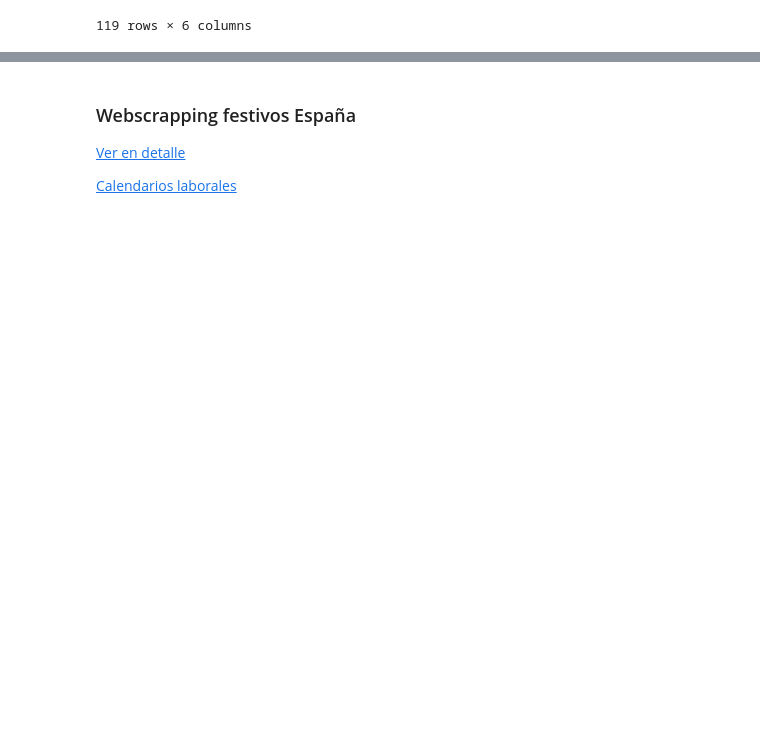
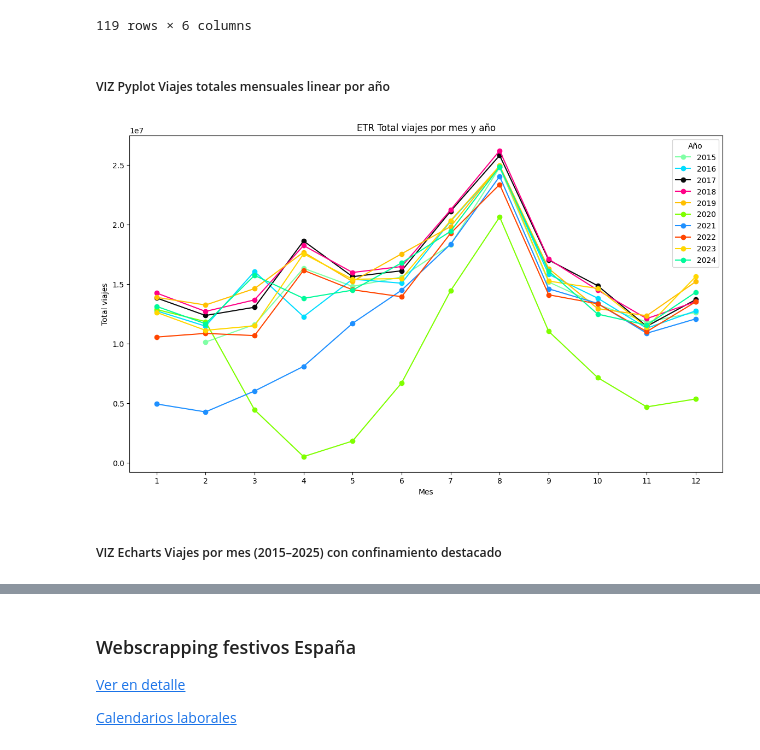
Before and after one commit to anapstl/Travel_EDA, a Jupyter notebook: EDA.ipynb, the cells around one changed output, grey strips where cells are left out. Saved outputs shown, nothing was run; the diff lists cells and outputs as text; code cells hidden in the pictures; blank space fills up the shorter version.

Commit message:
wip: - ds que no quieren descargarse - gráficos H1, H2

```diff
--- a/EDA.ipynb
+++ b/EDA.ipynb
@@ -1187,3 +1263,46 @@ df_pivot_12421
 119 rows × 6 columns
 # %%
 df_pivot_12421.to_csv('./data/ert_12421_clean.csv')
+# %% [markdown]
+##### VIZ Pyplot Viajes totales mensuales linear por año
+# %%
+import pandas as pd
+import matplotlib.pyplot as plt
+
+df_pivot_12421 = pd.read_csv('./data/ert_12421_clean.csv', index_col=0)
+
+# Colores para las líneas
+colors = [
+    '#80FFA5', '#00DDFF', "#08090A", '#FF0087', '#FFBF00',
+    '#7FFF00', '#1E90FF', '#FF4500', '#FFD700', '#00FA9A', '#BA55D3'
+]
+
+# Preparamos el gráfico
+plt.figure(figsize=(14,8))
+
+# mark area confinamiento
+for idx, anio in enumerate(anios):
+    if anio == 2020:
+        start = idx - 1  # abril
+        end = idx + 1    # junio
+        plt.axvspan(start, end, color='red', alpha=0.1)
+        break
+
+# Agrupamos por año para trazar líneas por año
+for i, (year, group) in enumerate(df_pivot_12421.groupby('Anio')):
+    x = group['Mes']
+    y = group['Total']
+    plt.plot(x, y, label=str(year), color=colors[i], marker='o')
+
+plt.title('ETR Total viajes por mes y año')
+plt.xlabel('Mes')
+plt.ylabel('Total viajes')
+plt.legend(title='Año')
+plt.grid(False)
+plt.xticks(range(1,13))
+plt.savefig('./img/viz-etr-total-per-mes-lineal.png')
+plt.show()
+# %% [output]
+[figure, added]
+# %% [markdown]
+##### VIZ Echarts Viajes por mes (2015–2025) con confinamiento destacado
```
Also changed, not shown: parts of 87 cells of this notebook, 32 other files.
